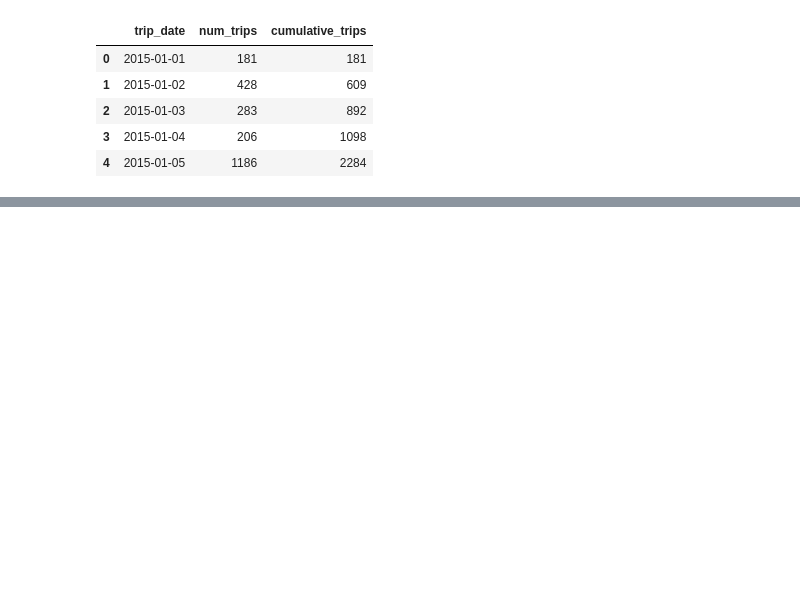
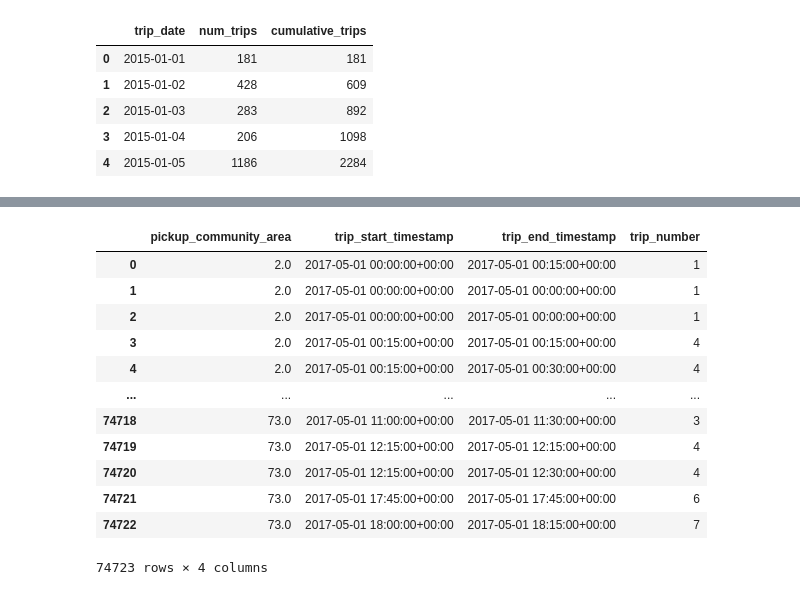
Before and after one commit to sanchez-castro/kaggle-courses, a Jupyter notebook: advanced-sql-kaggle.ipynb, the cells around one changed output, grey strips where cells are left out. Drawn from its saved outputs; the diff is of its cells as text; code cells hidden in the pictures; blank space fills up the shorter version.

```diff
--- a/advanced-sql-kaggle.ipynb
+++ b/advanced-sql-kaggle.ipynb
@@ -363,0 +468,26 @@ num_trips_result.head()
+# %%
+%%bigquery
+
+SELECT
+  pickup_community_area,
+  trip_start_timestamp,
+  trip_end_timestamp,
+  RANK()OVER(PARTITION BY pickup_community_area ORDER BY trip_start_timestamp) as trip_number
+FROM
+  `bigquery-public-data.chicago_taxi_trips.taxi_trips`
+WHERE
+  DATE(trip_start_timestamp) = '2017-05-01'
+# %% [output]
+|  | pickup_community_area | trip_start_timestamp | trip_end_timestamp | trip_number |
+| 0 | 2.0 | 2017-05-01 00:00:00+00:00 | 2017-05-01 00:15:00+00:00 | 1 |
+| 1 | 2.0 | 2017-05-01 00:00:00+00:00 | 2017-05-01 00:00:00+00:00 | 1 |
+| 2 | 2.0 | 2017-05-01 00:00:00+00:00 | 2017-05-01 00:00:00+00:00 | 1 |
+| 3 | 2.0 | 2017-05-01 00:15:00+00:00 | 2017-05-01 00:15:00+00:00 | 4 |
+| 4 | 2.0 | 2017-05-01 00:15:00+00:00 | 2017-05-01 00:30:00+00:00 | 4 |
+| ... | ... | ... | ... | ... |
+| 74718 | 73.0 | 2017-05-01 11:00:00+00:00 | 2017-05-01 11:30:00+00:00 | 3 |
+| 74719 | 73.0 | 2017-05-01 12:15:00+00:00 | 2017-05-01 12:15:00+00:00 | 4 |
+| 74720 | 73.0 | 2017-05-01 12:15:00+00:00 | 2017-05-01 12:30:00+00:00 | 4 |
+| 74721 | 73.0 | 2017-05-01 17:45:00+00:00 | 2017-05-01 17:45:00+00:00 | 6 |
+| 74722 | 73.0 | 2017-05-01 18:00:00+00:00 | 2017-05-01 18:15:00+00:00 | 7 |
+74723 rows × 4 columns
```
Also changed, not shown: parts of 13 cells of this notebook.
